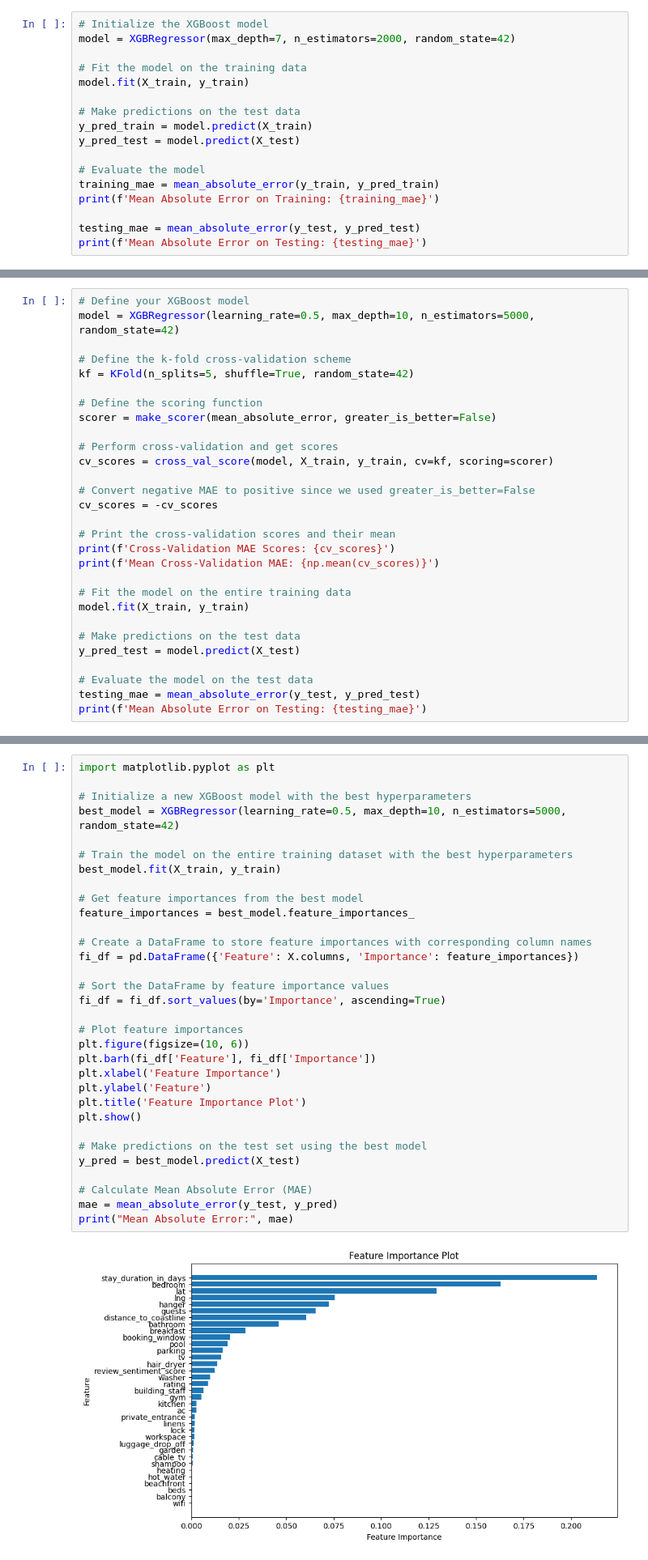
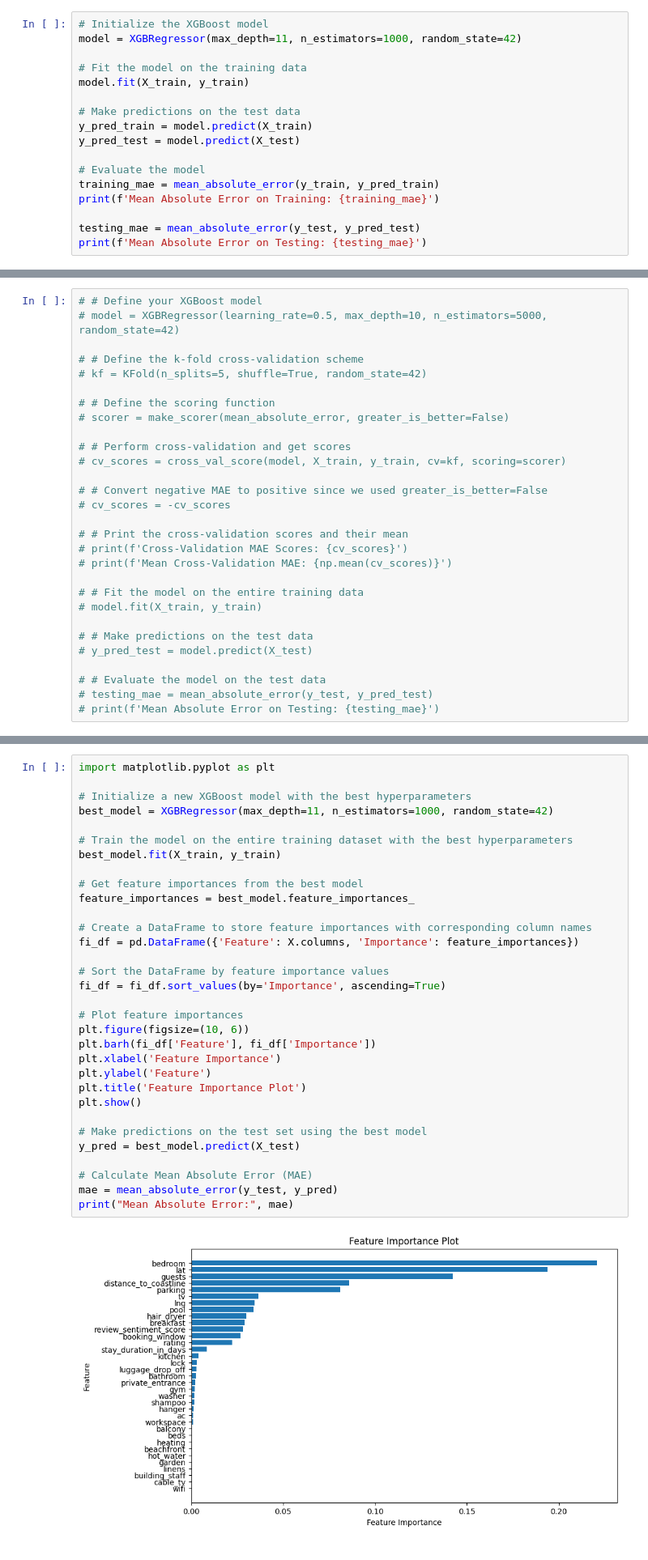
Before and after one commit to naufalsutrisna/Room-Pricing-Bukit-Vista, a Jupyter notebook: machine learning/xgboost_model.ipynb, the cells around one changed output, grey strips where cells are left out. Shown at 81% size. Cells and saved outputs as stored; diff of their text form.

```diff
--- a/machine learning/xgboost_model.ipynb
+++ b/machine learning/xgboost_model.ipynb
@@ -58,7 +46,7 @@ X_train, X_test, y_train, y_test = train_test_split(X_scaled, y, test_size=0.2,
 ### Create XGBoost Model
 # %%
 # Initialize the XGBoost model
-model = XGBRegressor(max_depth=7, n_estimators=2000, random_state=42)
+model = XGBRegressor(max_depth=11, n_estimators=1000, random_state=42)
 
 # Fit the model on the training data
 model.fit(X_train, y_train)
@@ -173,31 +125,31 @@ Best Mean Absolute Error: 77310.41030275091
 # %% [markdown]
 ### Cross Validation
 # %%
-# Define your XGBoost model
-model = XGBRegressor(learning_rate=0.5, max_depth=10, n_estimators=5000, random_state=42)
+# # Define your XGBoost model
+# model = XGBRegressor(learning_rate=0.5, max_depth=10, n_estimators=5000, random_state=42)
 
-# Define the k-fold cross-validation scheme
-kf = KFold(n_splits=5, shuffle=True, random_state=42)
+# # Define the k-fold cross-validation scheme
+# kf = KFold(n_splits=5, shuffle=True, random_state=42)
 
-# Define the scoring function
-scorer = make_scorer(mean_absolute_error, greater_is_better=False)
+# # Define the scoring function
+# scorer = make_scorer(mean_absolute_error, greater_is_better=False)
 
-# Perform cross-validation and get scores
-cv_scores = cross_val_score(model, X_train, y_train, cv=kf, scoring=scorer)
+# # Perform cross-validation and get scores
+# cv_scores = cross_val_score(model, X_train, y_train, cv=kf, scoring=scorer)
 
-# Convert negative MAE to positive since we used greater_is_better=False
-cv_scores = -cv_scores
+# # Convert negative MAE to positive since we used greater_is_better=False
+# cv_scores = -cv_scores
 
-# Print the cross-validation scores and their mean
-print(f'Cross-Validation MAE Scores: {cv_scores}')
-print(f'Mean Cross-Validation MAE: {np.mean(cv_scores)}')
+# # Print the cross-validation scores and their mean
+# print(f'Cross-Validation MAE Scores: {cv_scores}')
+# print(f'Mean Cross-Validation MAE: {np.mean(cv_scores)}')
 
-# Fit the model on the entire training data
-model.fit(X_train, y_train)
+# # Fit the model on the entire training data
+# model.fit(X_train, y_train)
 
-# Make predictions on the test data
-y_pred_test = model.predict(X_test)
+# # Make predictions on the test data
+# y_pred_test = model.predict(X_test)
 
-# Evaluate the model on the test data
-testing_mae = mean_absolute_error(y_test, y_pred_test)
-print(f'Mean Absolute Error on Testing: {testing_mae}')
+# # Evaluate the model on the test data
+# testing_mae = mean_absolute_error(y_test, y_pred_test)
+# print(f'Mean Absolute Error on Testing: {testing_mae}')
@@ -212,33 +159,33 @@ Mean Absolute Error on Testing: 68728.40530740535
 import matplotlib.pyplot as plt
 
 # Initialize a new XGBoost model with the best hyperparameters
-best_model = XGBRegressor(learning_rate=0.5, max_depth=10, n_estimators=5000, random_state=42)
+best_model = XGBRegressor(max_depth=11, n_estimators=1000, random_state=42)
 
 # Train the model on the entire training dataset with the best hyperparameters
 best_model.fit(X_train, y_train)
 
 # Get feature importances from the best model
 feature_importances = best_model.feature_importances_
 
 # Create a DataFrame to store feature importances with corresponding column names
 fi_df = pd.DataFrame({'Feature': X.columns, 'Importance': feature_importances})
 
 # Sort the DataFrame by feature importance values
 fi_df = fi_df.sort_values(by='Importance', ascending=True)
 
 # Plot feature importances
 plt.figure(figsize=(10, 6))
 plt.barh(fi_df['Feature'], fi_df['Importance'])
 plt.xlabel('Feature Importance')
 plt.ylabel('Feature')
 plt.title('Feature Importance Plot')
 plt.show()
 
 # Make predictions on the test set using the best model
 y_pred = best_model.predict(X_test)
 
 # Calculate Mean Absolute Error (MAE)
 mae = mean_absolute_error(y_test, y_pred)
 print("Mean Absolute Error:", mae)
 # %% [output]
-[figure, old version]
+[figure, new version]
```
Also changed, not shown: parts of 16 cells of this notebook, 2 other files.
